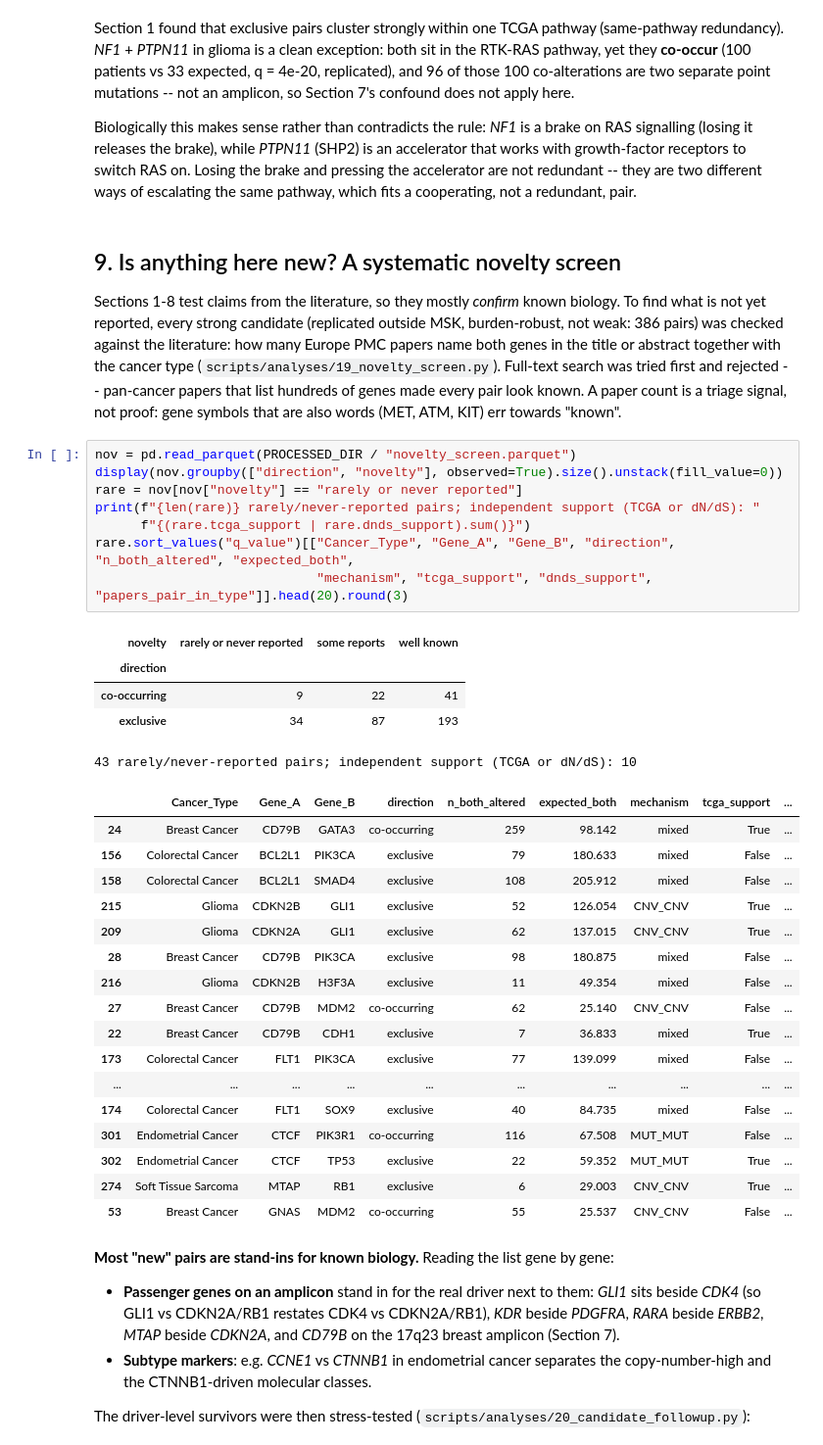
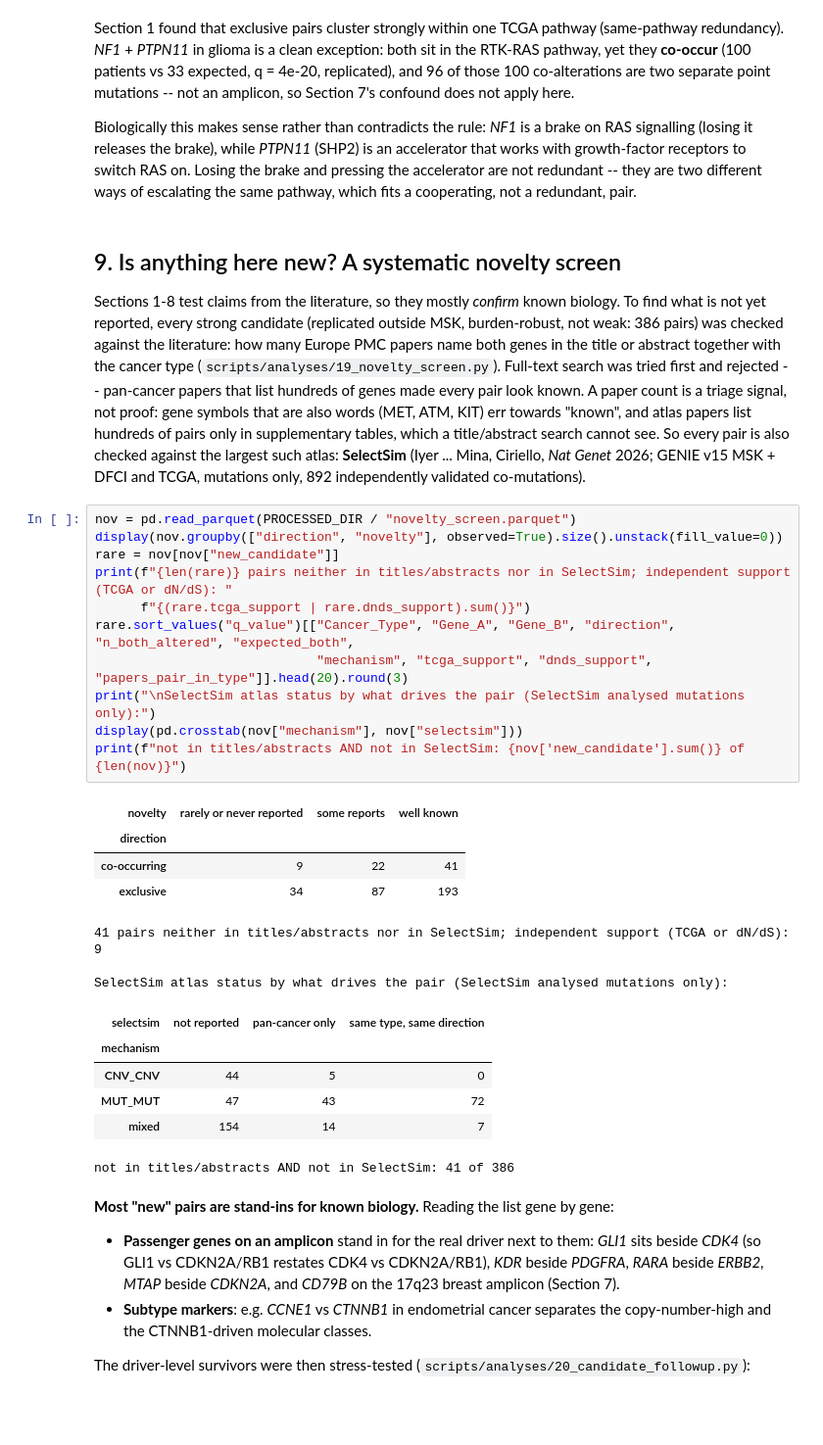
Before and after one commit to Wlimni/Learning-Cancer-Mutation-Landscapes-from-Large-Scale-Mutation-Testing-Data-fyp, a Jupyter notebook: notebooks/04_phase4_insight.ipynb, the cells around one changed output. Shown at 98% size. Cells and saved outputs as stored; diff of their text form; blank space fills up the shorter version.

```diff
--- a/notebooks/04_phase4_insight.ipynb
+++ b/notebooks/04_phase4_insight.ipynb
@@ -517,38 +517,35 @@ weak: 386 pairs) was checked against the literature: how many Europe PMC papers
 genes in the title or abstract together with the cancer type (`scripts/analyses/19_novelty_screen.py`).
 Full-text search was tried first and rejected -- pan-cancer papers that list hundreds of genes
 made every pair look known. A paper count is a triage signal, not proof: gene symbols that are
-also words (MET, ATM, KIT) err towards "known".
+also words (MET, ATM, KIT) err towards "known", and atlas papers list hundreds of pairs only in
+supplementary tables, which a title/abstract search cannot see. So every pair is also checked
+against the largest such atlas: **SelectSim** (Iyer ... Mina, Ciriello, *Nat Genet* 2026; GENIE v15
+MSK + DFCI and TCGA, mutations only, 892 independently validated co-mutations).
 # %%
 nov = pd.read_parquet(PROCESSED_DIR / "novelty_screen.parquet")
 display(nov.groupby(["direction", "novelty"], observed=True).size().unstack(fill_value=0))
-rare = nov[nov["novelty"] == "rarely or never reported"]
-print(f"{len(rare)} rarely/never-reported pairs; independent support (TCGA or dN/dS): "
+rare = nov[nov["new_candidate"]]
+print(f"{len(rare)} pairs neither in titles/abstracts nor in SelectSim; independent support (TCGA or dN/dS): "
       f"{(rare.tcga_support | rare.dnds_support).sum()}")
 rare.sort_values("q_value")[["Cancer_Type", "Gene_A", "Gene_B", "direction", "n_both_altered", "expected_both",
                              "mechanism", "tcga_support", "dnds_support", "papers_pair_in_type"]].head(20).round(3)
+print("\nSelectSim atlas status by what drives the pair (SelectSim analysed mutations only):")
+display(pd.crosstab(nov["mechanism"], nov["selectsim"]))
+print(f"not in titles/abstracts AND not in SelectSim: {nov['new_candidate'].sum()} of {len(nov)}")
 # %% [output]
 | novelty | rarely or never reported | some reports | well known |
 | direction |  |  |  |
 | co-occurring | 9 | 22 | 41 |
 | exclusive | 34 | 87 | 193 |
-43 rarely/never-reported pairs; independent support (TCGA or dN/dS): 10
+41 pairs neither in titles/abstracts nor in SelectSim; independent support (TCGA or dN/dS): 9
+
+SelectSim atlas status by what drives the pair (SelectSim analysed mutations only):
-|  | Cancer_Type | Gene_A | Gene_B | direction | n_both_altered | expected_both | mechanism | tcga_support | ... |
-| 24 | Breast Cancer | CD79B | GATA3 | co-occurring | 259 | 98.142 | mixed | True | ... |
-| 156 | Colorectal Cancer | BCL2L1 | PIK3CA | exclusive | 79 | 180.633 | mixed | False | ... |
-| 158 | Colorectal Cancer | BCL2L1 | SMAD4 | exclusive | 108 | 205.912 | mixed | False | ... |
-| 215 | Glioma | CDKN2B | GLI1 | exclusive | 52 | 126.054 | CNV_CNV | True | ... |
-| 209 | Glioma | CDKN2A | GLI1 | exclusive | 62 | 137.015 | CNV_CNV | True | ... |
-| 28 | Breast Cancer | CD79B | PIK3CA | exclusive | 98 | 180.875 | mixed | False | ... |
-| 216 | Glioma | CDKN2B | H3F3A | exclusive | 11 | 49.354 | mixed | False | ... |
-| 27 | Breast Cancer | CD79B | MDM2 | co-occurring | 62 | 25.140 | CNV_CNV | False | ... |
-| 22 | Breast Cancer | CD79B | CDH1 | exclusive | 7 | 36.833 | mixed | True | ... |
-| 173 | Colorectal Cancer | FLT1 | PIK3CA | exclusive | 77 | 139.099 | mixed | False | ... |
-| ... | ... | ... | ... | ... | ... | ... | ... | ... | ... |
-| 174 | Colorectal Cancer | FLT1 | SOX9 | exclusive | 40 | 84.735 | mixed | False | ... |
-| 301 | Endometrial Cancer | CTCF | PIK3R1 | co-occurring | 116 | 67.508 | MUT_MUT | False | ... |
-| 302 | Endometrial Cancer | CTCF | TP53 | exclusive | 22 | 59.352 | MUT_MUT | True | ... |
-| 274 | Soft Tissue Sarcoma | MTAP | RB1 | exclusive | 6 | 29.003 | CNV_CNV | True | ... |
-| 53 | Breast Cancer | GNAS | MDM2 | co-occurring | 55 | 25.537 | CNV_CNV | False | ... |
+| selectsim | not reported | pan-cancer only | same type, same direction |
+| mechanism |  |  |  |
+| CNV_CNV | 44 | 5 | 0 |
+| MUT_MUT | 47 | 43 | 72 |
+| mixed | 154 | 14 | 7 |
+not in titles/abstracts AND not in SelectSim: 41 of 386
 # %% [markdown]
 **Most "new" pairs are stand-ins for known biology.** Reading the list gene by gene:
 - **Passenger genes on an amplicon** stand in for the real driver next to them: *GLI1* sits beside
```
Also changed, not shown: parts of 2 cells of this notebook, 7 other files.
